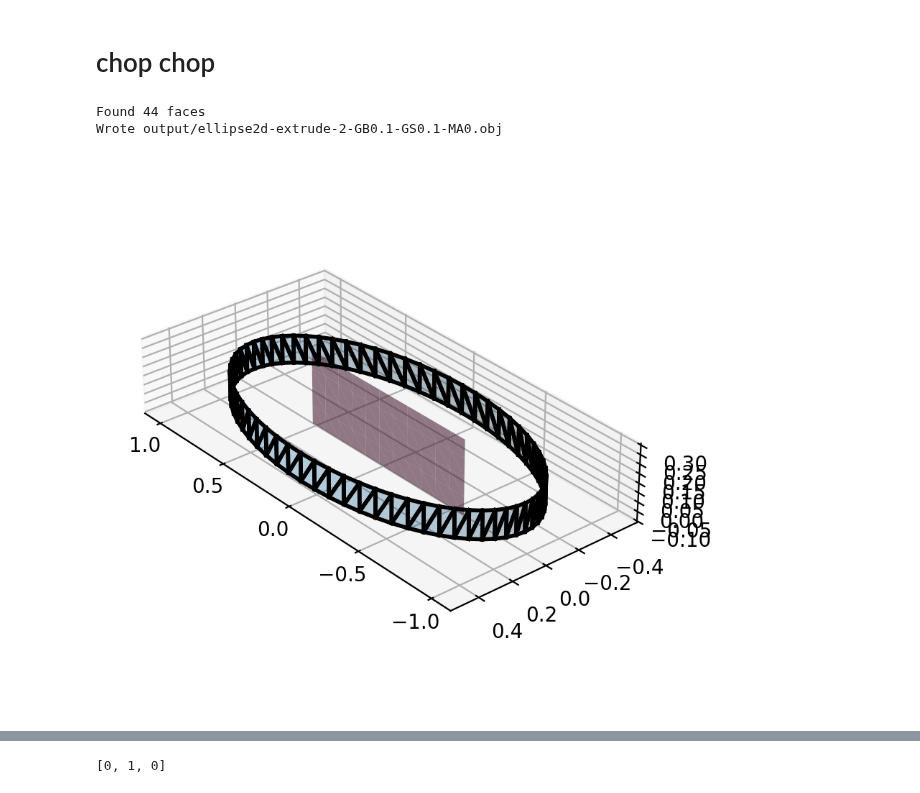
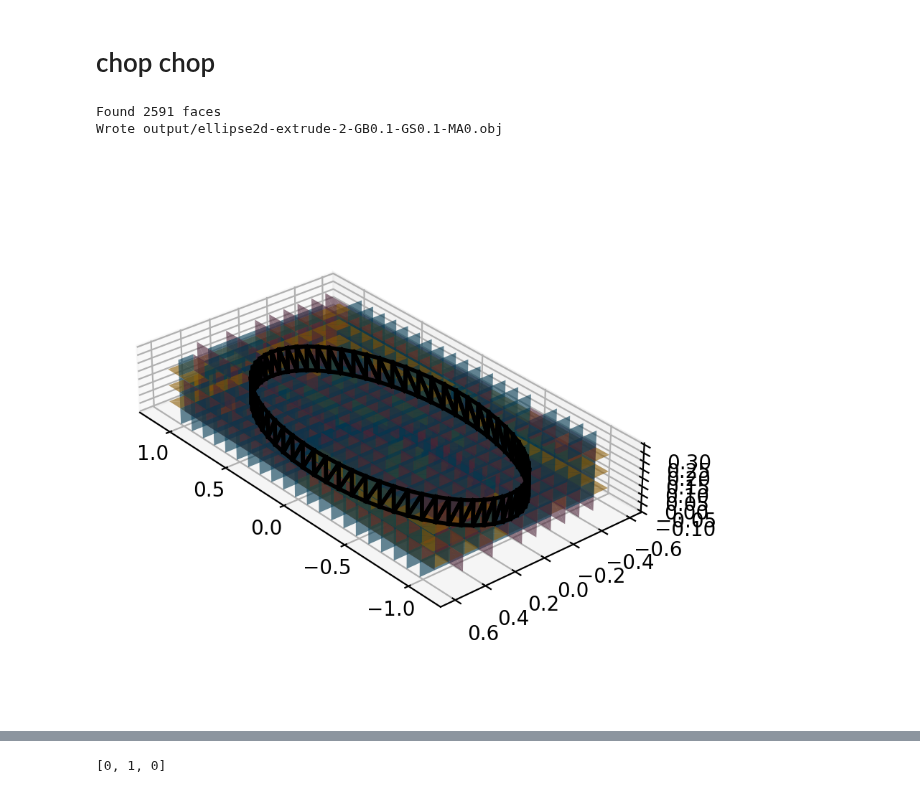
Before and after one commit to medial-ax/medial-ax, a Jupyter notebook: rustbook.ipynb, the cells around one changed output, grey strips where cells are left out. Saved outputs shown, nothing was run; the diff lists cells and outputs as text; code cells hidden in the pictures.

```diff
--- a/rustbook.ipynb
+++ b/rustbook.ipynb
@@ -106,11 +106,11 @@ utils.Timed.report()
 medaxdim = 1 # can say example.medial_axis when set
 
 # euclidean prune: all dims
-euclid_prune = True
+euclid_prune = False
 prune_dist = 0.4
 
 # coboundary: dim 0,2
-cofaceprune = True
+cofaceprune = False
 
 # faceprune: dim 1,2
 faceprune = False
@@ -198,35 +198,35 @@ plt, ax = ourplot.plot_vineyard_results(
 #   si_p = d.simplex_i_p
 #   sj_p = d.simplex_j_p
 
 #   killer_i = d.state_old.find_killer(d.dim, d.i)
 #   victim_i = d.state_old.find_victim(d.dim, d.i)
 #   if killer_i is not None:
 #     kp = rs_complex.simplices_per_dim[d.dim+1][killer_i].center_point(rs_complex)
 #     plotline(ax, si_p, kp, '-', color='red')
 #   elif victim_i is not None:
 #     vp = rs_complex.simplices_per_dim[d.dim-1][victim_i].center_point(rs_complex)
 #     plotline(ax, si_p, vp, '-', color='green')
 #   else:
 #     print('no killer or victim for i')
 
 #   killer_j = d.state_new.find_killer(d.dim, d.j)
 #   victim_j = d.state_new.find_victim(d.dim, d.j)
 #   if killer_j is not None:
 #     kp = rs_complex.simplices_per_dim[d.dim+1][killer_j].center_point(rs_complex)
 #     plotline(ax, sj_p, kp, '-', color='lightred')
 #   elif victim_j is not None:
 #     vp = rs_complex.simplices_per_dim[d.dim-1][victim_j].center_point(rs_complex)
 #     plotline(ax, sj_p, vp, '-', color='lightgreen')
 #   else:
 #     print('no killer or victim for j')
 
 #   plotline(ax, g1, si_p, '-', color='orange')
 #   plotline(ax, g1, g2, '-', color='black')
 #   plotline(ax, g2, sj_p, '-', color='yellow')
 # %% [output]
-Found 44 faces
+Found 2591 faces
 Wrote output/ellipse2d-extrude-2-GB0.1-GS0.1-MA0.obj
-[figure, old version]
+[figure, new version]
 # %%
 center = gridd.center_index()
 # center = (center[0], 2, 1)
```
Also changed, not shown: parts of 2 cells of this notebook, 2 other files.
